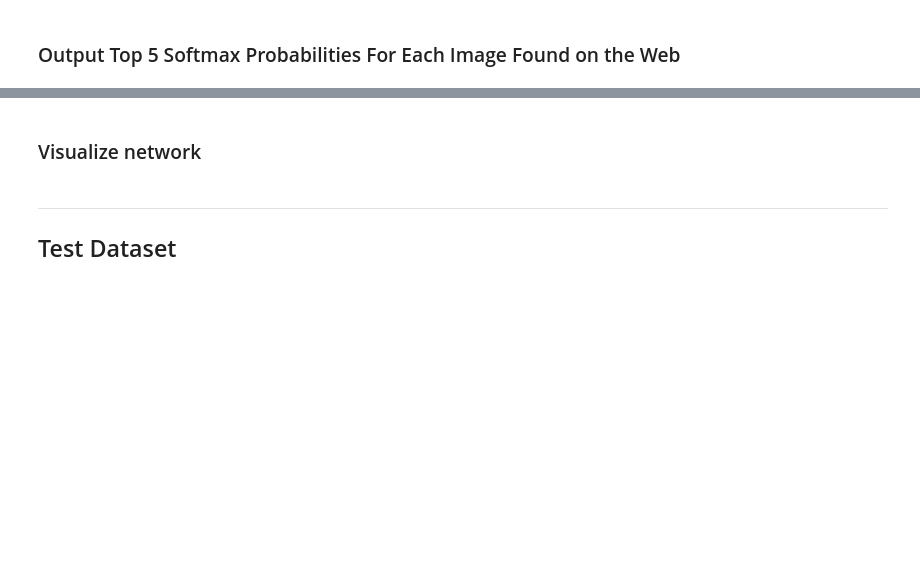
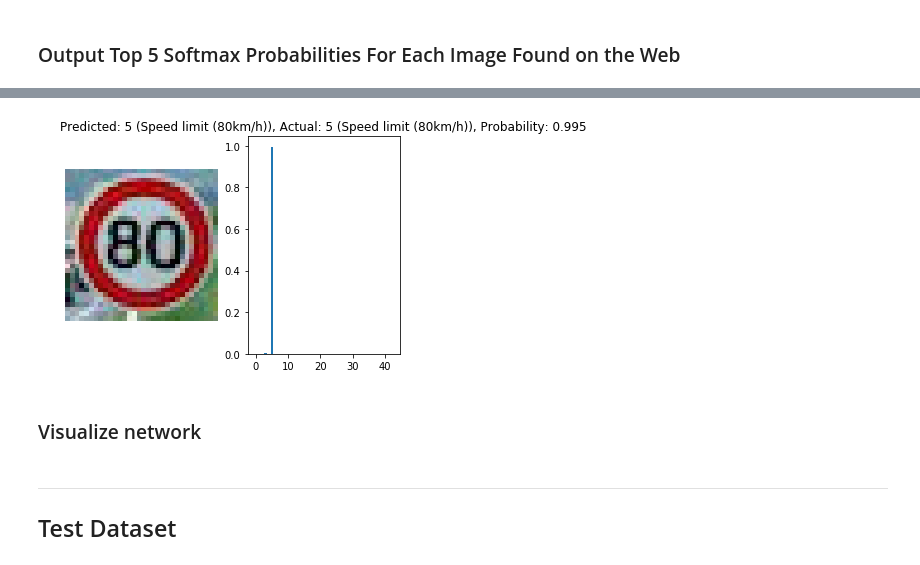
Before and after one commit to saksham/CarND-Traffic-Sign-Classifier-Project, a Jupyter notebook: Main.ipynb, the cells around one changed output, grey strips where cells are left out. Cells and saved outputs as stored; diff of their text form; code cells hidden in the pictures; blank space fills up the shorter version.

```diff
--- a/Main.ipynb
+++ b/Main.ipynb
@@ -250,7 +343,6 @@ plt.subplot(121)
 plt.imshow(max_80_img)
 plt.axis('off')
 a = plt.subplot(122)
-a.fi
 plt.bar(x=all_labels_results.indices[0], height=all_labels_results.values[0])
 predicted_label = all_labels_results.indices[0][0]
 probability = all_labels_results.values[0][0]
@@ -260,3 +352,4 @@ plt.title("Predicted: {} ({}), Actual: {} ({}), Probability: {:.3f}".format(pred
                                                                            utils.to_sign_label(MAX_80_LABEL),
                                                                            probability));
 plt.savefig("docs/images/softmax-probabilities-on-max-80-sign.jpg")
+# %% [output]
@@ -263,3 +362,4 @@ plt.savefig("docs/images/softmax-probabilities-on-max-80-sign.jpg")
+[figure, added]
 # %% [markdown]
 ### Visualize network
 # %%
```
Also changed, not shown: parts of 16 cells of this notebook, 10 other files.
